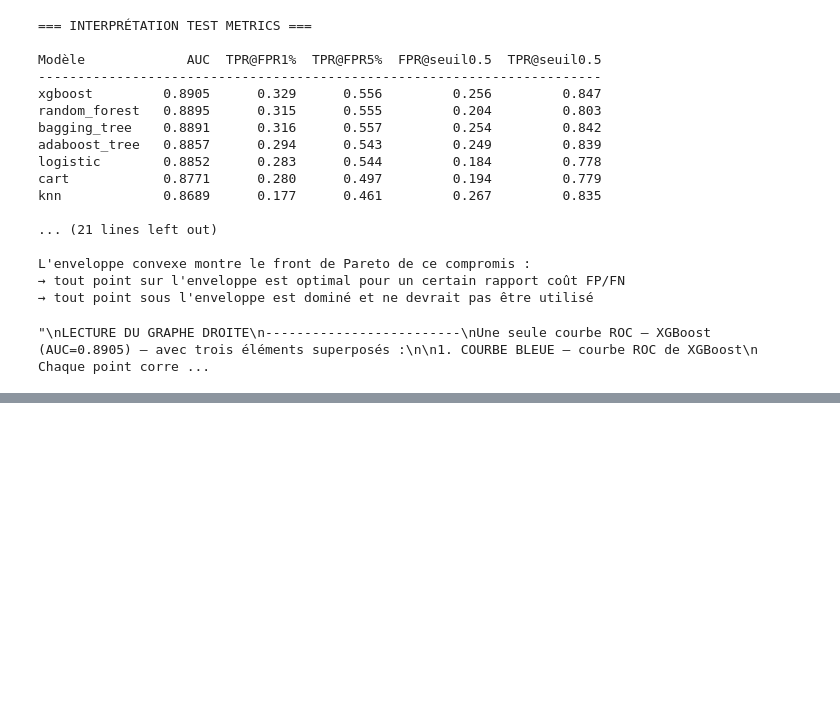
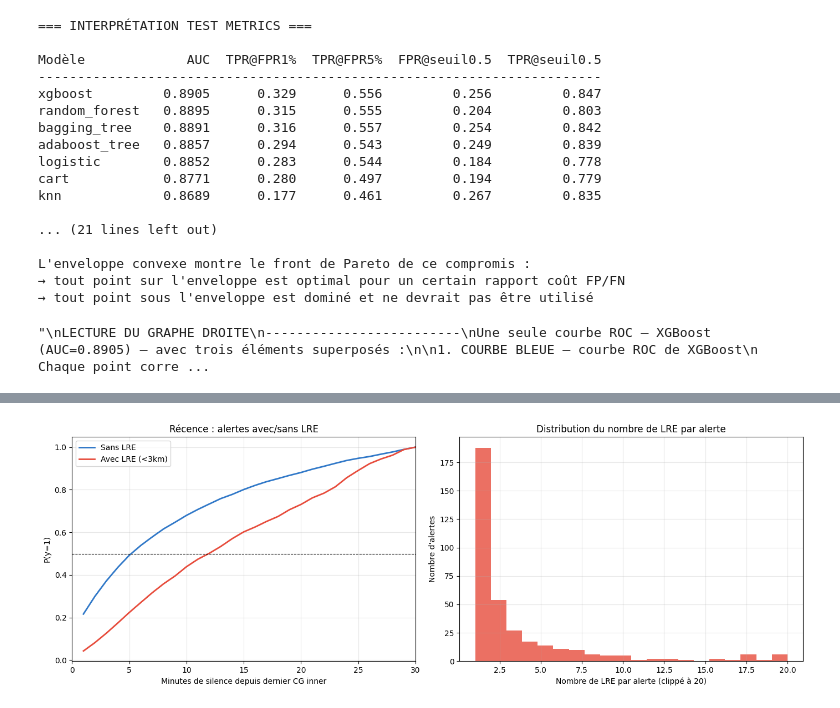
Before and after one commit to N-Mehdi/Dataverse, a Jupyter notebook: data/exploration.ipynb, the cells around one changed output, grey strips where cells are left out. Cells and saved outputs as stored; diff of their text form; code cells hidden in the pictures; blank space fills up the shorter version.

```diff
--- a/data/exploration.ipynb
+++ b/data/exploration.ipynb
@@ -1625,0 +1811,85 @@ CONCLUSION :
+# %%
+# %%
+# Chunk 4 — Impact sur le silence dataset
+# Parmi les instants y=0 dans le silence dataset,
+# quelle proportion correspond à des cas où un LRE va survenir après ?
+
+df["decision_time"] = pd.to_datetime(df["decision_time"], utc=True)
+
+# Joindre les infos LRE au silence dataset
+df = df.merge(
+    lre_per_alert[["airport", "airport_alert_id", "n_lre", "has_lre"]],
+    on=["airport", "airport_alert_id"],
+    how="left"
+)
+df["has_lre"] = df["has_lre"].fillna(False)
+
+print("=== Impact LRE sur le silence dataset ===\n")
+
+# P(y=1) selon présence de LRE dans l'alerte
+print("P(y=1) selon présence de LRE :")
+print(df.groupby("has_lre")["y"].agg(["mean", "count"]).round(3))
+
+# Courbe P(y=1) vs silence selon LRE
+df["min_since_cg"] = df["minutes_since_reference_cg"].round(0).astype(int)
+
+fig, axes = plt.subplots(1, 2, figsize=(14, 5))
+
+for has_lre, label, color in [
+    (False, "Sans LRE", "#3078c8"),
+    (True,  "Avec LRE (<3km)", "#e74c3c"),
+]:
+    sub = df[df["has_lre"] == has_lre]
+    curve = (
+        sub.groupby("min_since_cg")["y"]
+        .agg(["mean", "count"])
+        .reset_index()
+        .rename(columns={"mean": "p_y1", "count": "n"})
+    )
+    curve = curve[curve["n"] >= 30]
+    axes[0].plot(curve["min_since_cg"], curve["p_y1"],
+                 label=label, color=color, linewidth=2)
+
+axes[0].axhline(0.5, color="black", linestyle="--", linewidth=0.8)
+axes[0].set_xlim(0, 30)
+axes[0].set_xlabel("Minutes de silence depuis dernier CG inner")
+axes[0].set_ylabel("P(y=1)")
+axes[0].set_title("Récence : alertes avec/sans LRE")
+axes[0].legend()
+axes[0].grid(alpha=0.3)
+
+# Seuils opérationnels
+print("\n=== Seuils opérationnels selon présence LRE ===\n")
+for has_lre, label in [(False, "Sans LRE"), (True, "Avec LRE")]:
+    sub = df[df["has_lre"] == has_lre]
+    curve = (
+        sub.groupby("min_since_cg")["y"]
+        .agg(["mean", "count"])
+        .reset_index()
+        .rename(columns={"mean": "p_y1", "count": "n"})
+    )
+    curve = curve[curve["n"] >= 30]
+    for seuil in [0.5, 0.8]:
+        above = curve[curve["p_y1"] >= seuil]
+        if len(above) > 0:
+            t = above["min_since_cg"].iloc[0]
+            print(f"{label} — P(y=1) > {seuil} atteint à : {t} min")
+    print()
+
+# Distribution n_lre
+axes[1].hist(
+    lre_per_alert[lre_per_alert["n_lre"] > 0]["n_lre"].clip(upper=20),
+    bins=20, color="#e74c3c", alpha=0.8
+)
+axes[1].set_xlabel("Nombre de LRE par alerte (clippé à 20)")
+axes[1].set_ylabel("Nombre d'alertes")
+axes[1].set_title("Distribution du nombre de LRE par alerte")
+axes[1].grid(alpha=0.3)
+
+plt.tight_layout()
+plt.savefig(
+    "/home/onyxia/work/Dataverse/Dataverse/output/lre_analysis.png",
+    dpi=130, bbox_inches="tight"
+)
+plt.show()
+# %% [output]
@@ -1625,0 +1911 @@ CONCLUSION :
+[figure, added]
```
Also changed, not shown: parts of 20 cells of this notebook, 5 other files.
